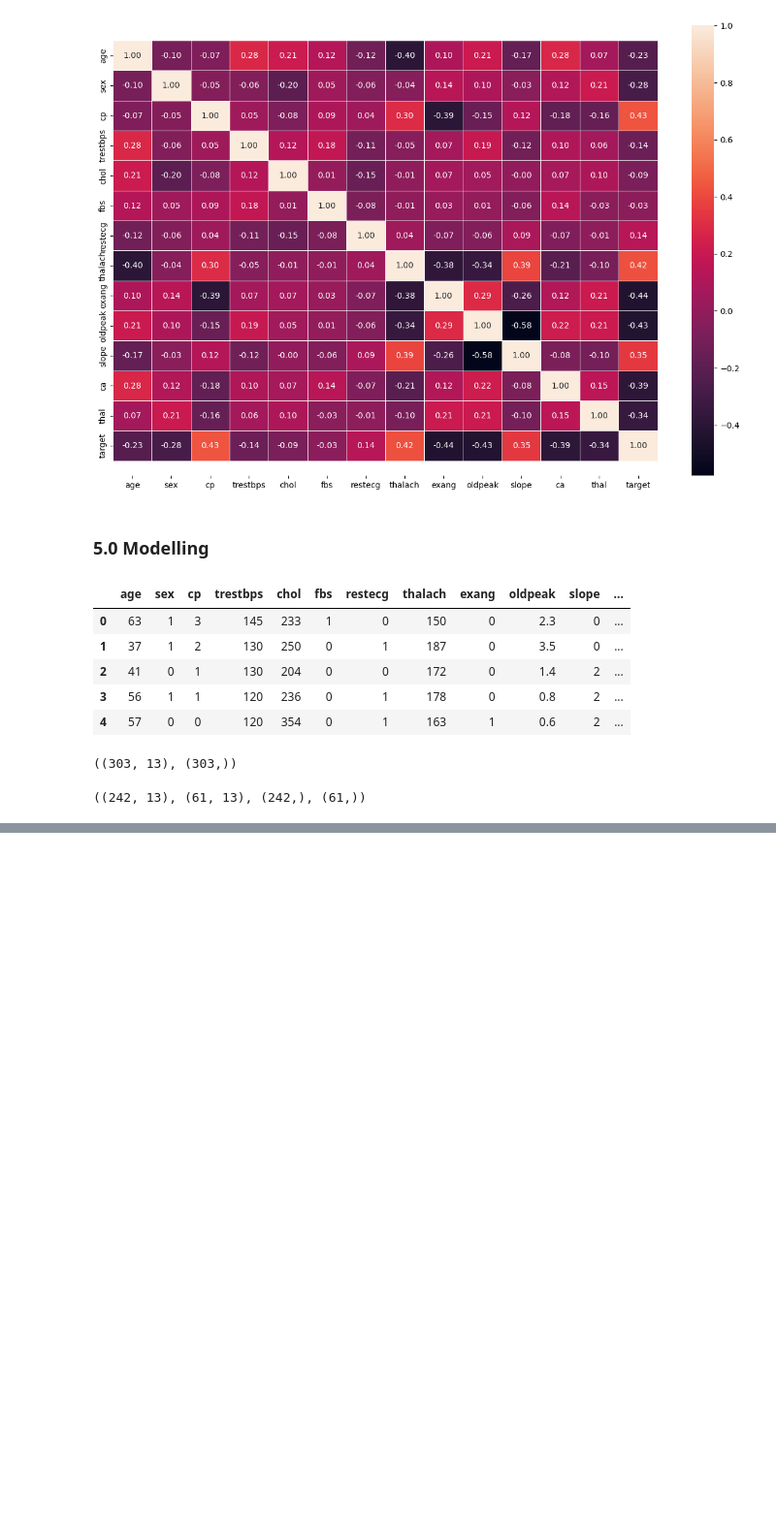
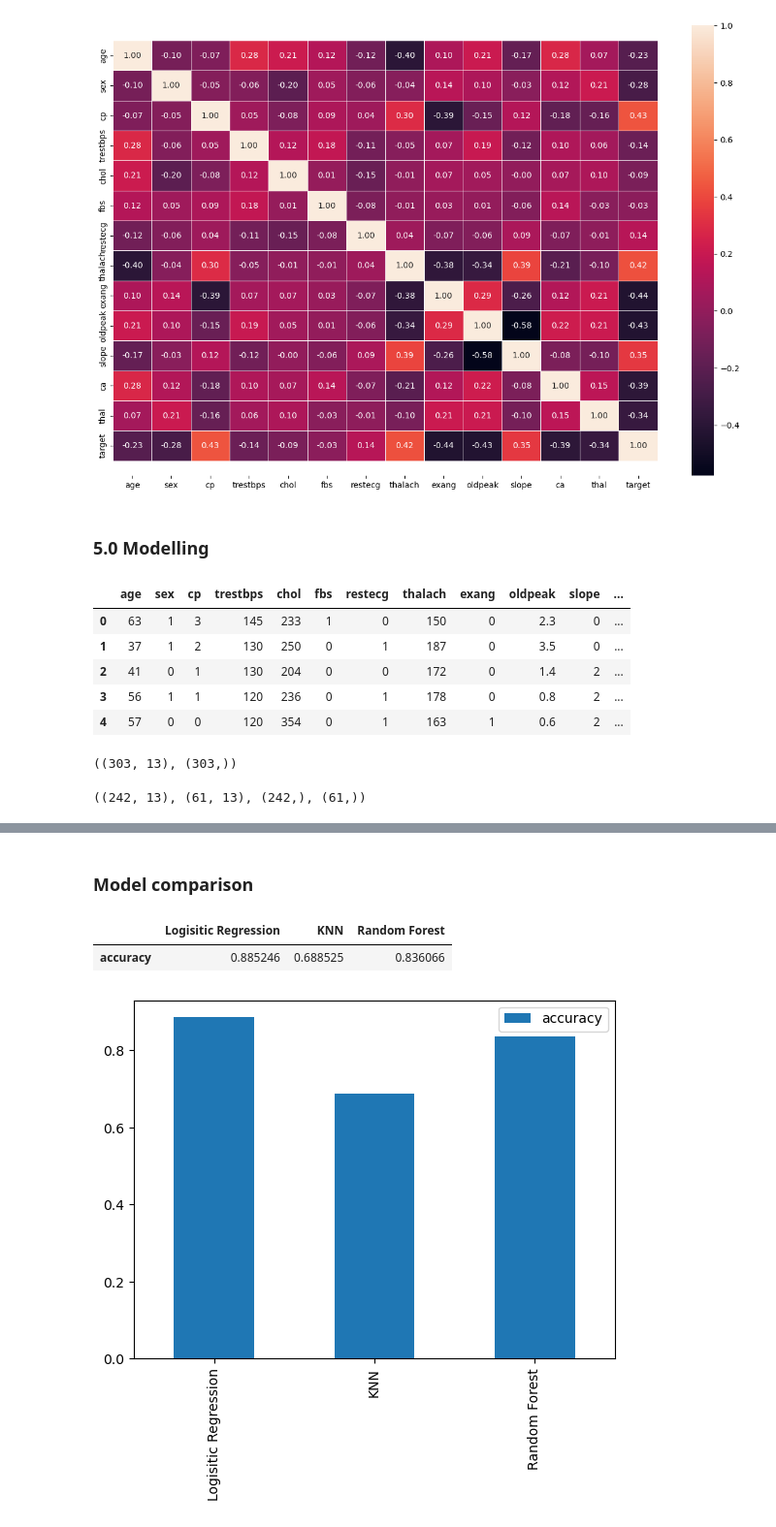
Before and after one commit to LivingstonTardzenyuy/Data-Science-Machine-Learning, a Jupyter notebook: Heart Disease Prediction/end-to-end-heart-disease-classification.ipynb, the cells around one changed output, grey strips where cells are left out. Shown at 97% size. Saved outputs shown, nothing was run; the diff lists cells and outputs as text; code cells hidden in the pictures; blank space fills up the shorter version.

```diff
--- a/Heart Disease Prediction/end-to-end-heart-disease-classification.ipynb
+++ b/Heart Disease Prediction/end-to-end-heart-disease-classification.ipynb
@@ -380,0 +425,32 @@ X_train.shape, X_test.shape, y_train.shape, y_test.shape
+# %%
+# Putting models im a dictionary
+models = {
+    "Logisitic Regression": LogisticRegression(),
+    "KNN": KNeighborsClassifier(),
+    "Random Forest": RandomForestClassifier()
+}
+
+# Create a function to fit and score model.
+def fit_and_score(models, X_train, X_test, y_train, y_test):
+    """
+    Fits and evaluates given machine learning models.
+    models: a dict of d/f sklearn machine learning models.
+    X_train: training data (no labels)
+    X_test: testing data ( no labels)
+    y_train: training labels
+    y_test: test labels
+    """
+
+    # Set random seed
+    np.random.seed(42)
+    # Make a dictionary to keep models score
+    model_scores = {}
+    # Loop through our models
+    for name, model in models.items():  # name is key, model is name of our estimator
+        model.fit(X_train, y_train)
+        # Evaluate the model and append its score to model_scores
+        model_scores[name] = model.score(X_test, y_test)
+    return model_scores
+# %%
+model_scores = fit_and_score(models, X_train, X_test, y_train, y_test)
+model_scores
@@ -380,0 +468,14 @@ X_train.shape, X_test.shape, y_train.shape, y_test.shape
+# %% [markdown]
+### Model comparison
+# %%
+model_compare = pd.DataFrame(model_scores, index=["accuracy"])
+model_compare
+# %% [output]
+|  | Logisitic Regression | KNN | Random Forest |
+| accuracy | 0.885246 | 0.688525 | 0.836066 |
+# %%
+model_compare.T.plot(
+    kind="bar"
+);
+# %% [output]
+[figure, added]
```
Also changed, not shown: parts of 32 cells of this notebook.
